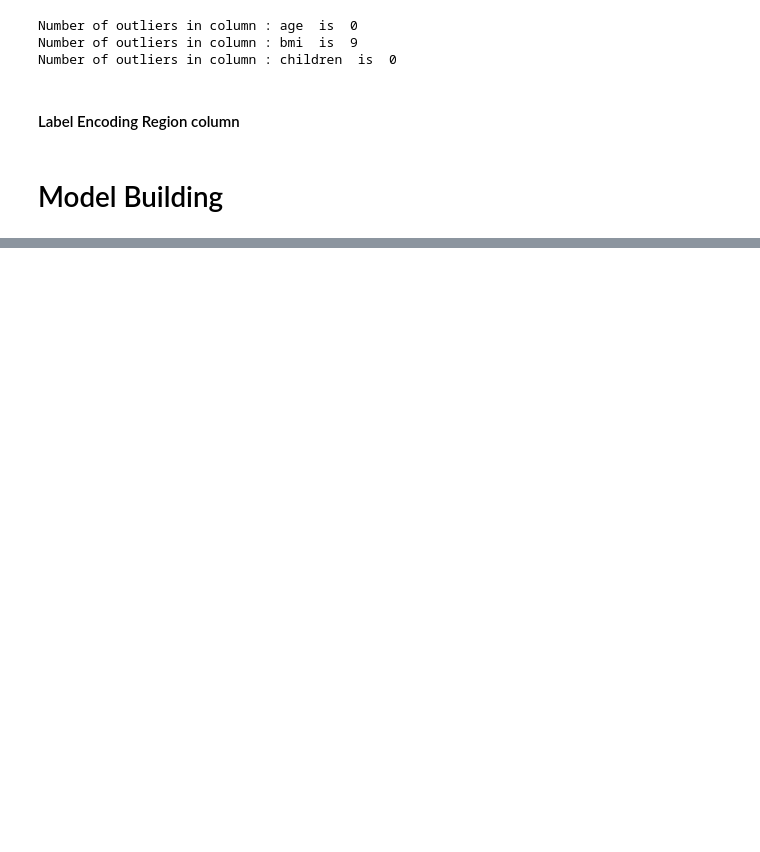
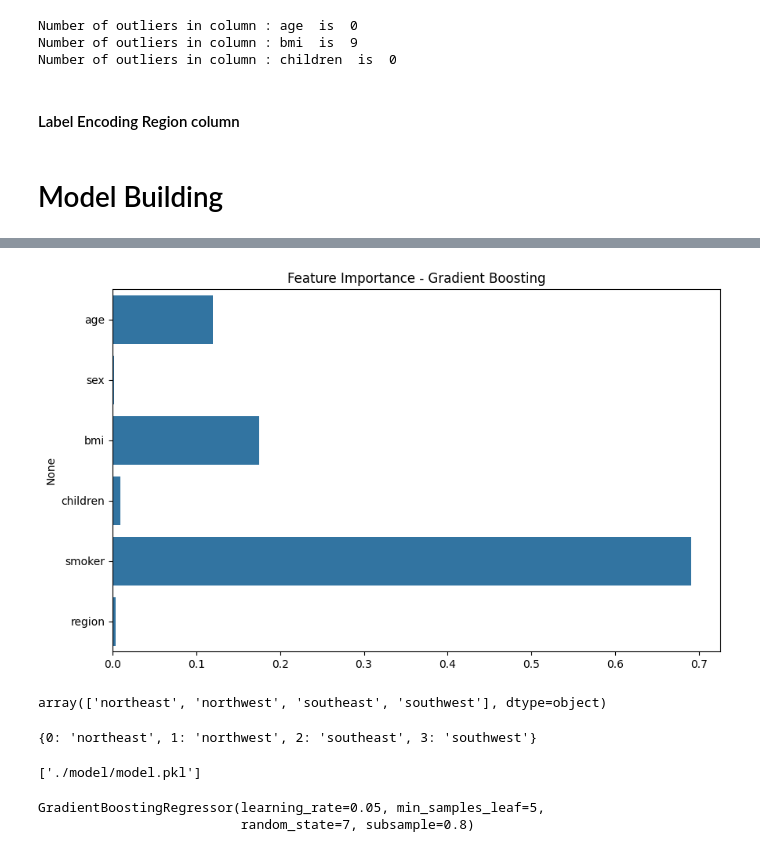
Before and after one commit to vishalgupta-git/Medical_Insurance_Cost_Prediction, a Jupyter notebook: notebook.ipynb, the cells around one changed output, grey strips where cells are left out. Saved outputs shown, nothing was run; the diff lists cells and outputs as text; code cells hidden in the pictures; blank space fills up the shorter version.

```diff
--- a/notebook.ipynb
+++ b/notebook.ipynb
@@ -370,0 +366,31 @@ plt.show()
+# %%
+importances = best_model.feature_importances_
+features = x.columns
+
+plt.figure(figsize=(10,6))
+sns.barplot(x=importances, y=features)
+plt.title('Feature Importance - Gradient Boosting')
+plt.show()
+# %% [output]
+[figure, added]
+# %%
+le.classes_
+# %% [output]
+array(['northeast', 'northwest', 'southeast', 'southwest'], dtype=object)
+# %%
+di ={}
+for i , va in enumerate(le.classes_):
+    di[i] = va
+di
+# %% [output]
+{0: 'northeast', 1: 'northwest', 2: 'southeast', 3: 'southwest'}
+# %%
+os.makedirs('./model', exist_ok=True)
+joblib.dump(best_model,'./model/model.pkl')
+# %% [output]
+['./model/model.pkl']
+# %%
+best_model
+# %% [output]
+GradientBoostingRegressor(learning_rate=0.05, min_samples_leaf=5,
+                          random_state=7, subsample=0.8)
```
Also changed, not shown: parts of 24 cells of this notebook, 3 other files.
